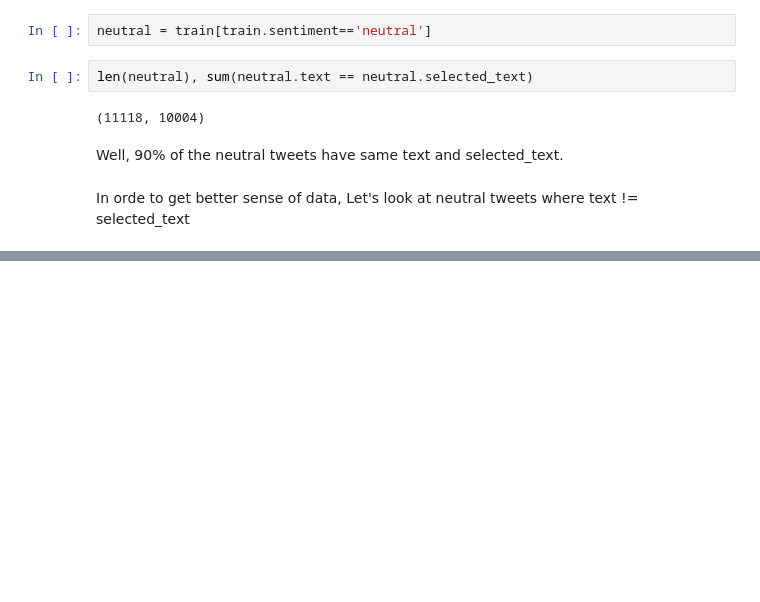
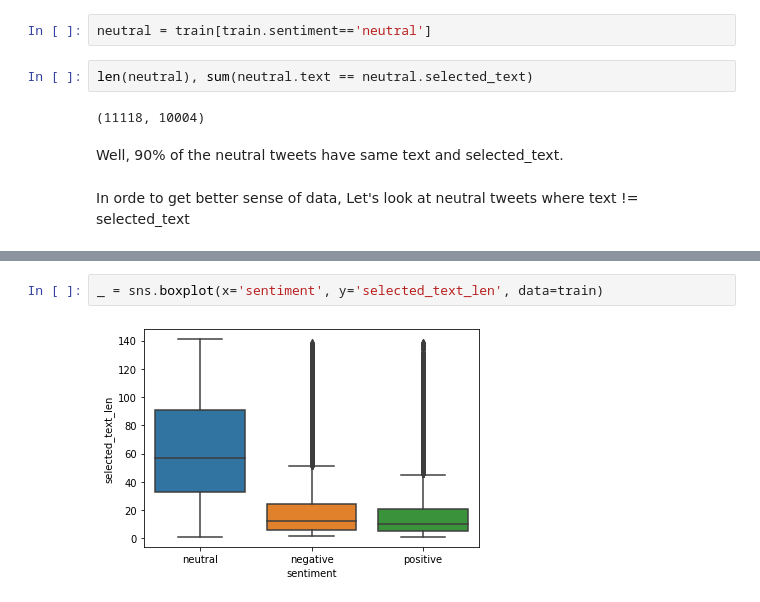
Before and after one commit to nithish08/tweet-sent, a Jupyter notebook: baseline.ipynb, the cells around one changed output, grey strips where cells are left out. Saved outputs shown, nothing was run; the diff lists cells and outputs as text; blank space fills up the shorter version.

```diff
--- a/baseline.ipynb
+++ b/baseline.ipynb
@@ -101,0 +166,4 @@ neutral[neutral.text != neutral.selected_text].sample(n=10)
+# %%
+_ = sns.boxplot(x='sentiment', y='selected_text_len', data=train)
+# %% [output]
+[figure, added]
```
Also changed, not shown: parts of 26 cells of this notebook, 2 other files.
